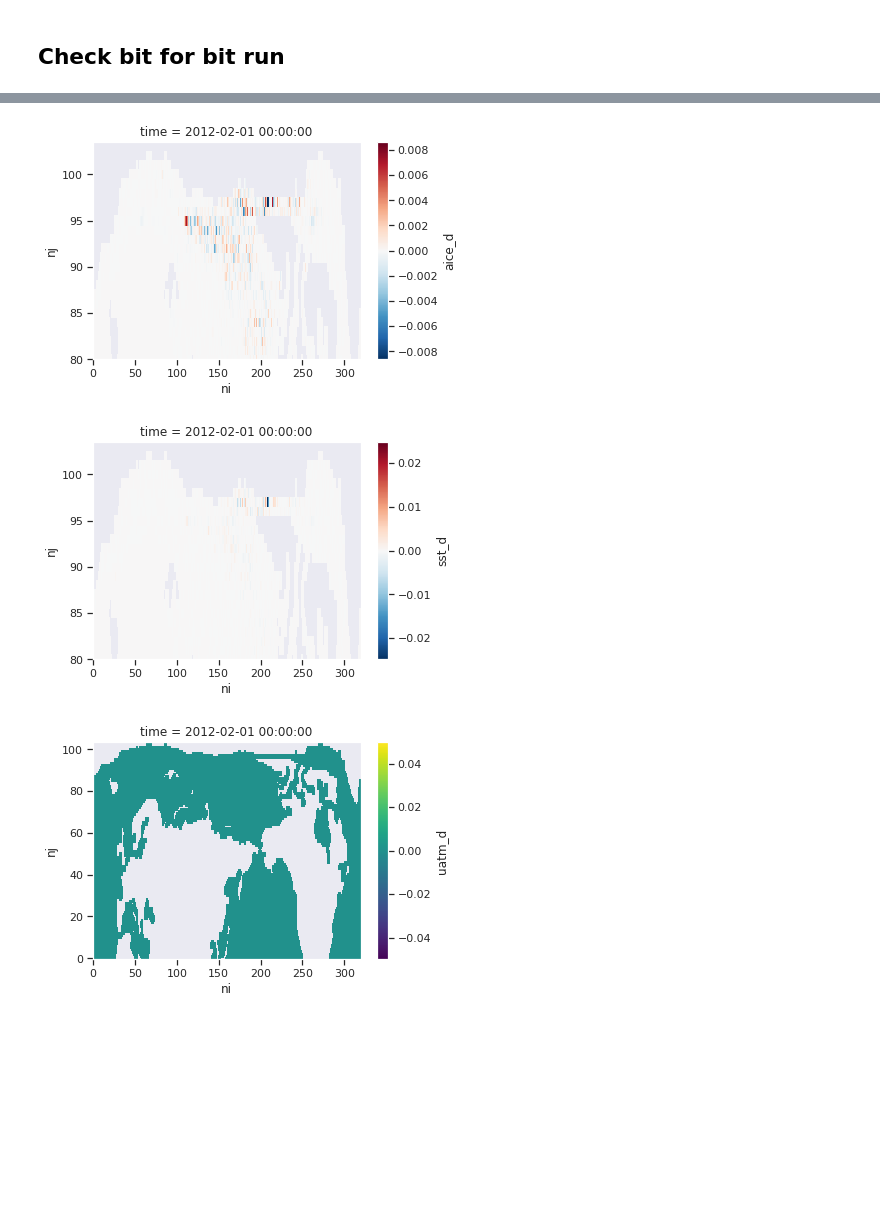
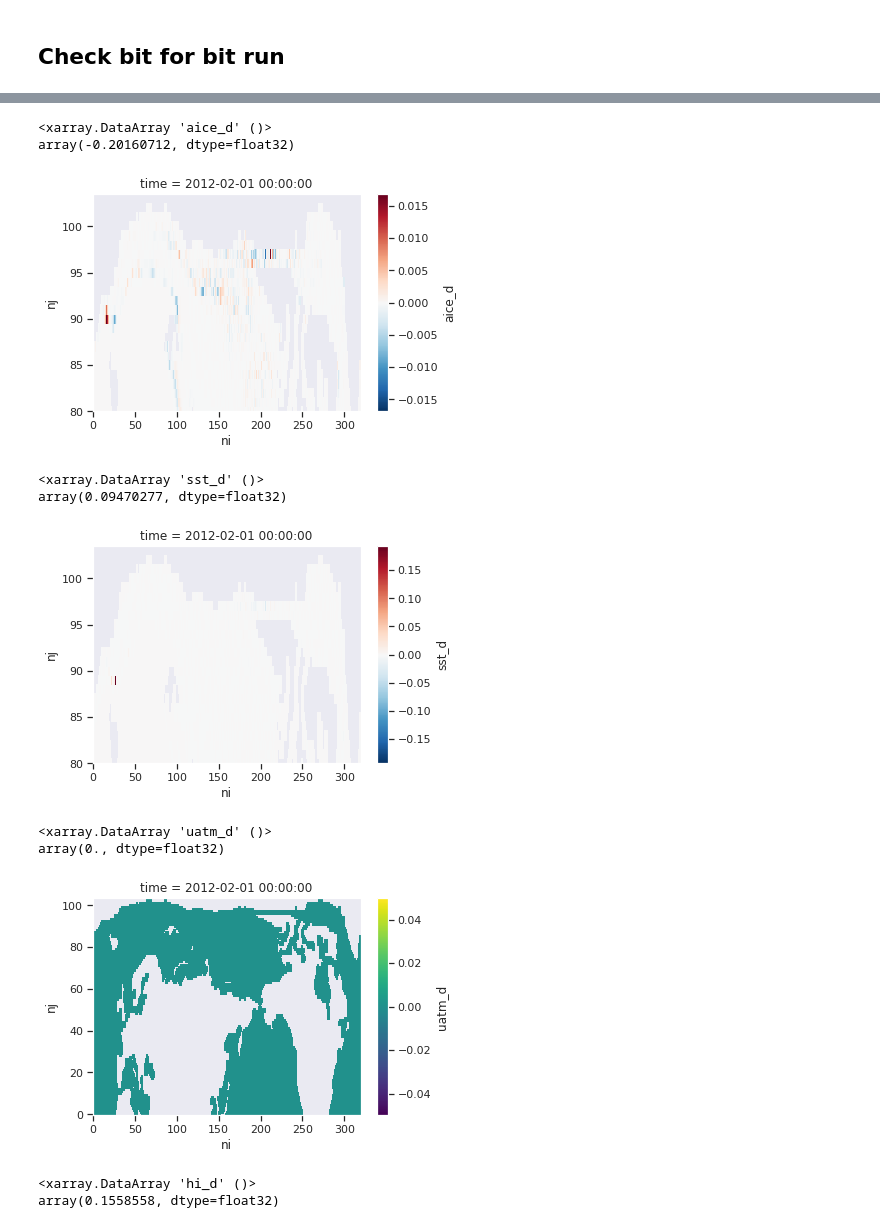
Before and after one commit to vtcooper/waveice, a Jupyter notebook: waveice_coupled_2021.ipynb, the cells around one changed output, grey strips where cells are left out. Cells and saved outputs as stored; diff of their text form; code cells hidden in the pictures; blank space fills up the shorter version.

```diff
--- a/waveice_coupled_2021.ipynb
+++ b/waveice_coupled_2021.ipynb
@@ -1041,8 +1033,14 @@ Attributes:
 # %% [markdown]
 ## Check bit for bit run
 # %%
+## original bit tetst
 newrun = xr.open_dataset(
     '/glade/scratch/vcooper/cesm23iws1tsks_bittest1/run/cesm23iws1tsks_bittest1.cice.h1.2012-01-31.nc')
+
+## full wind
+newrun = xr.open_dataset(
+    '/glade/scratch/vcooper/cesm23iws1tsks_02wind/run/cesm23iws1tsks_02wind.cice.h1.2012-01-31.nc')
+
 oldrun = xr.open_dataset(
     '/glade/scratch/vcooper/cesm23iws1tsks_bittest1/run/refrun/cesm23iws1tsks.cice_nh.h1.2012-01.nc')
 # %%
@@ -1070,18 +1066,36 @@ icediff = newrun.aice_d.sel(nj=slice(280,384)) - oldrun.aice_d[-1]
 # %%
+icediff = newrun.aice_d.sel(nj=slice(280,384)) - oldrun.aice_d[-1]
 sstdiff = newrun.sst_d.sel(nj=slice(280,384)) - oldrun.sst_d[-1]
 uwinddiff = newrun.uatm_d.sel(nj=slice(280,384)) - oldrun.uatm_d[-1]
+hidiff = newrun.hi_d.sel(nj=slice(280,384)) - oldrun.hi_d[-1]
 # %%
+print(icediff.sum())
 icediff.plot()
 plt.ylim(80,)
 plt.show()
 
+print(sstdiff.sum())
 sstdiff.plot()
 plt.ylim(80,)
 plt.show()
 
+print(uwinddiff.sum())
 uwinddiff.plot()
 plt.show()
+
+print(hidiff.sum())
+hidiff.plot()
+plt.show()
+plt.show()
 # %% [output]
+<xarray.DataArray 'aice_d' ()>
+array(-0.20160712, dtype=float32)
-[figure, old version]
+[figure, new version]
+<xarray.DataArray 'sst_d' ()>
+array(0.09470277, dtype=float32)
-[figure, old version]
+[figure, new version]
+<xarray.DataArray 'uatm_d' ()>
+array(0., dtype=float32)
 [figure]
+<xarray.DataArray 'hi_d' ()>
+array(0.1558558, dtype=float32)
```
Also changed, not shown: parts of 31 cells of this notebook, 2 other files.
